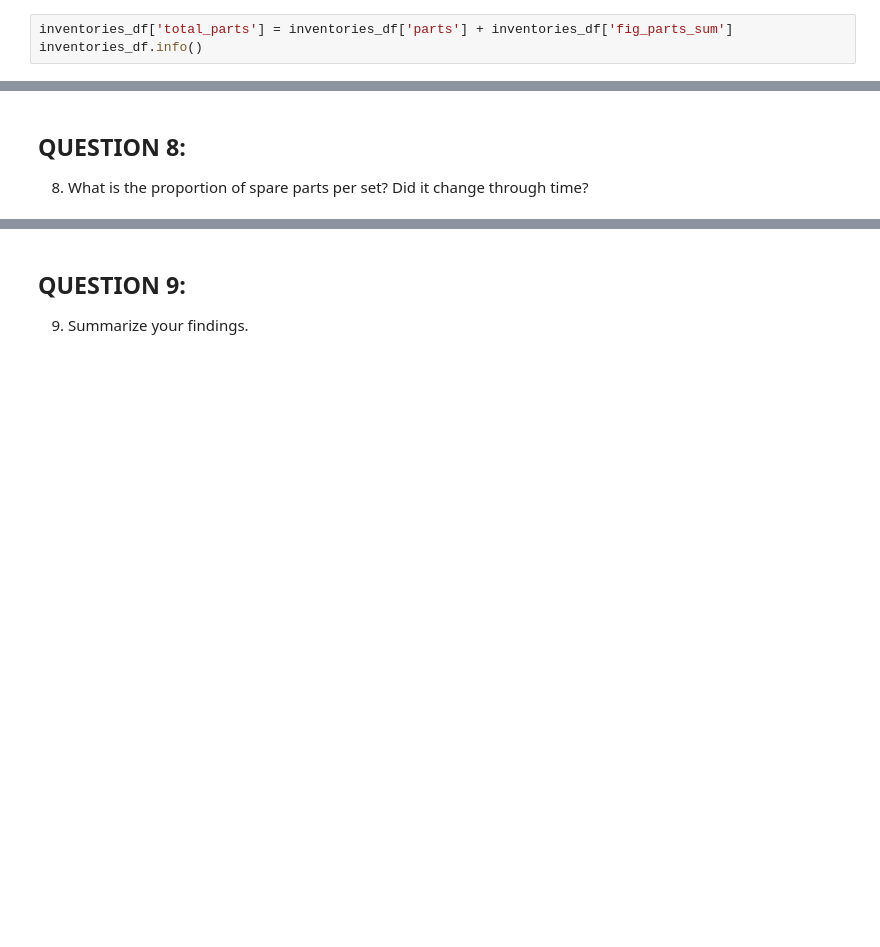
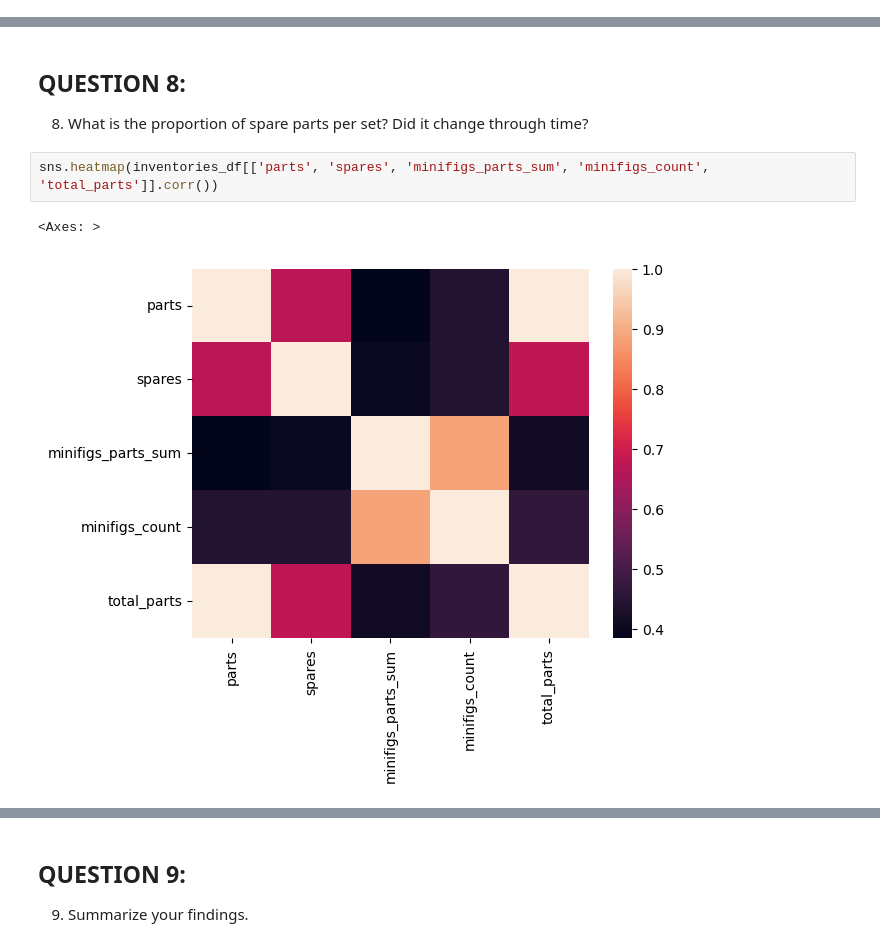
Before and after one commit to katarzynaadamczyk/data_analysis, a Jupyter notebook: lego_bricks/lego_analysis_prepare_dataframes.ipynb, the cells around one changed output, grey strips where cells are left out. Cells and saved outputs as stored; diff of their text form; blank space fills up the shorter version.

```diff
--- a/lego_bricks/lego_analysis_prepare_dataframes.ipynb
+++ b/lego_bricks/lego_analysis_prepare_dataframes.ipynb
@@ -1043,3 +835,0 @@ memory usage: 1.8+ MB
-# %%
-inventories_df['total_parts'] = inventories_df['parts'] + inventories_df['fig_parts_sum']
-inventories_df.info()
@@ -1373,3 +892,8 @@ parts_per_set_year_df.head()
 # %% [markdown]
 ## QUESTION 8:
 8. What is the proportion of spare parts per set? Did it change through time?
+# %%
+sns.heatmap(inventories_df[['parts', 'spares', 'minifigs_parts_sum', 'minifigs_count', 'total_parts']].corr())
+# %% [output]
+<Axes: >
+[figure, added]
```
Also changed, not shown: parts of 88 cells of this notebook.
